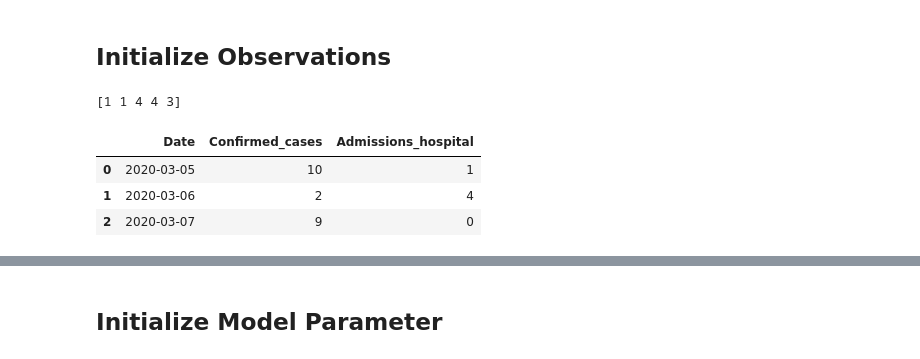
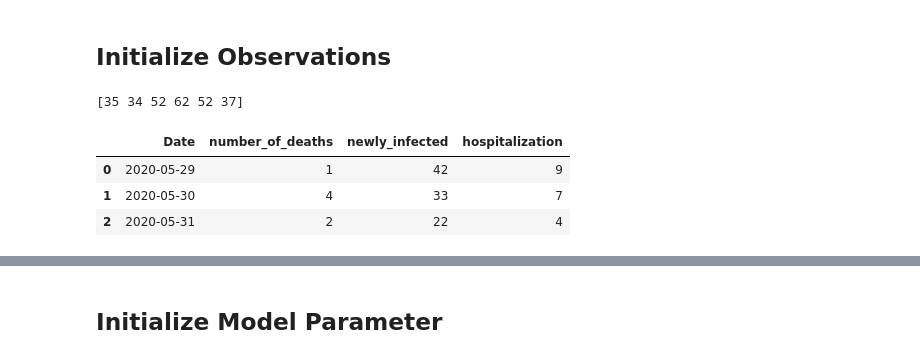
Before and after one commit to anuarsantoyo/master-thesis, a Jupyter notebook: model/220308_model_optimization.ipynb, the cells around one changed output, grey strips where cells are left out. Drawn from its saved outputs; the diff is of its cells as text; code cells hidden in the pictures.

```diff
--- a/model/220308_model_optimization.ipynb
+++ b/model/220308_model_optimization.ipynb
@@ -40,24 +40,25 @@ from model.modelhelper import *
 # %% [markdown]
 ## Optimization Settings
 # %%
-start_time='2020-03-05'
-end_time='2020-06-30'
-observations=['Confirmed_cases', 'Admissions_hospital'] # ['Number_of_deaths', 'Confirmed_cases', 'Admissions_hospital']
+start_time='2020-05-29'
+end_time='2020-06-15'
+observation = 'newly_infected' # or 'hospitalization
+
 
 dtype = torch.float32
 device = torch.device("cuda:0" if torch.cuda.is_available() else "cpu") #cuda:0
 # %% [markdown]
 ## Initialize Observations
 # %%
-df_obs_initial = pd.read_csv('data/observations_03022022.csv' , sep=';', thousands='.', decimal=',', encoding='utf-8', parse_dates=['Date'])
-df_obs, initial_newly_infected = initialize_observations(df_obs_initial, start=start_time, end=end_time, observations=observations)
-observed = torch.tensor(df_obs['Confirmed_cases'], requires_grad=False, device=device, dtype=dtype)
+df_obs_initial = pd.read_csv('data/220309_observations.csv' , sep=';', thousands='.', decimal=',', encoding='utf-8', parse_dates=['Date'])
+df_obs, initial_newly_infected = initialize_observations(df_obs_initial, start=start_time, end=end_time)
+observed = torch.tensor(df_obs[observation], requires_grad=False, device=device, dtype=dtype)
 print(initial_newly_infected)
 df_obs.head(3)
 # %% [output]
-[1 1 4 4 3]
+[35 34 52 62 52 37]
-|  | Date | Confirmed_cases | Admissions_hospital |
-| 0 | 2020-03-05 | 10 | 1 |
-| 1 | 2020-03-06 | 2 | 4 |
-| 2 | 2020-03-07 | 9 | 0 |
+|  | Date | number_of_deaths | newly_infected | hospitalization |
+| 0 | 2020-05-29 | 1 | 42 | 9 |
+| 1 | 2020-05-30 | 4 | 33 | 7 |
+| 2 | 2020-05-31 | 2 | 22 | 4 |
 # %%
```
Also changed, not shown: parts of 15 cells of this notebook, 3 other files.
